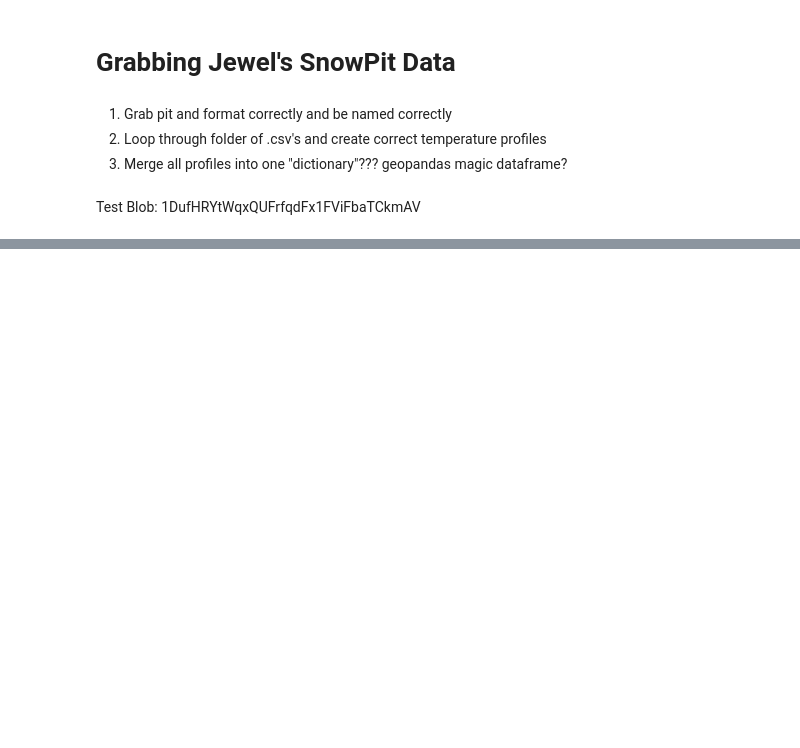
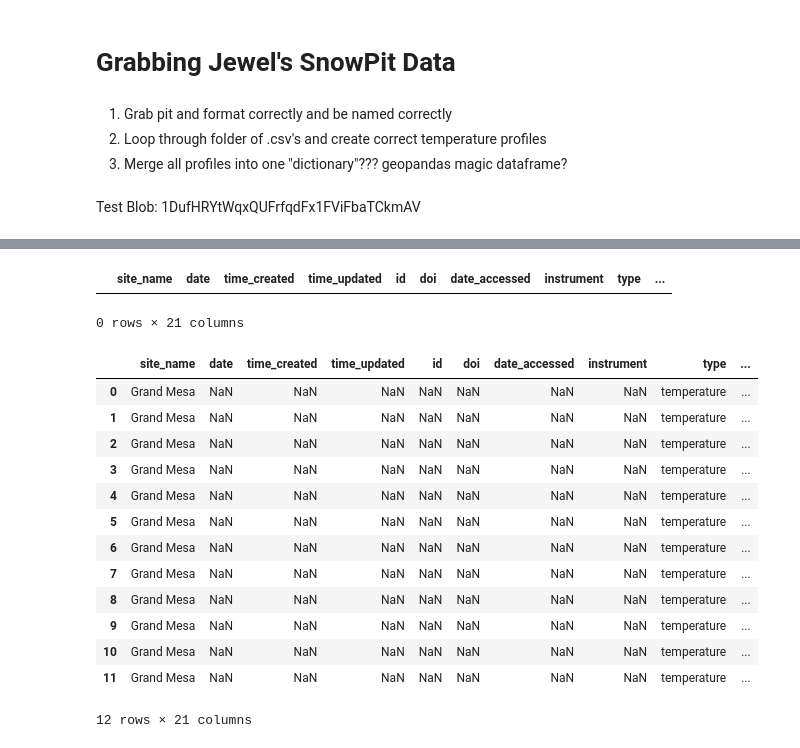
Before and after one commit to snowex-hackweek/hot-pow, a Jupyter notebook: contributors/Zachary_Miller/Jewel_SnowTemps.ipynb, the cells around one changed output, grey strips where cells are left out. Drawn from its saved outputs; the diff is of its cells as text; code cells hidden in the pictures; blank space fills up the shorter version.

Commit message:
added LayerData column names and moved date-time column into separate columns

```diff
--- a/contributors/Zachary_Miller/Jewel_SnowTemps.ipynb
+++ b/contributors/Zachary_Miller/Jewel_SnowTemps.ipynb
@@ -159,0 +151,5 @@ dfmerged
+# %%
+# grab the database column names for LayerData (in correct order)
+db_colnames = ["site_name", "date", "time_created", "time_updated", "id", "doi", "date_accessed", "instrument", "type", "units", "...", "geom", "time", "depth", "site_id",
+               "bottom_depth", "comments", "sample_a", "sample_b", "sample_c", "value"]
+db_colnames
@@ -159,0 +174,30 @@ dfmerged
+# %%
+# reorder dfmerged to match database order and add blank columns to fill
+dfreorder = pd.DataFrame(columns = db_colnames)
+dfreorder
+# %% [output]
+|  | site_name | date | time_created | time_updated | id | doi | date_accessed | instrument | type | ... |
+0 rows × 21 columns
+# %%
+# add Jewel's pit data into appropriate columns
+dfreorder['depth'] = dfmerged['Hs']
+dfreorder['value'] = dfmerged['Temperature']
+dfreorder['site_id'] = dfmerged['Location:']
+dfreorder['type'] = 'temperature'
+dfreorder['site_name'] = 'Grand Mesa'
+dfreorder
+# %% [output]
+|  | site_name | date | time_created | time_updated | id | doi | date_accessed | instrument | type | ... |
+| 0 | Grand Mesa | NaN | NaN | NaN | NaN | NaN | NaN | NaN | temperature | ... |
+| 1 | Grand Mesa | NaN | NaN | NaN | NaN | NaN | NaN | NaN | temperature | ... |
+| 2 | Grand Mesa | NaN | NaN | NaN | NaN | NaN | NaN | NaN | temperature | ... |
+| 3 | Grand Mesa | NaN | NaN | NaN | NaN | NaN | NaN | NaN | temperature | ... |
+| 4 | Grand Mesa | NaN | NaN | NaN | NaN | NaN | NaN | NaN | temperature | ... |
+| 5 | Grand Mesa | NaN | NaN | NaN | NaN | NaN | NaN | NaN | temperature | ... |
+| 6 | Grand Mesa | NaN | NaN | NaN | NaN | NaN | NaN | NaN | temperature | ... |
+| 7 | Grand Mesa | NaN | NaN | NaN | NaN | NaN | NaN | NaN | temperature | ... |
+| 8 | Grand Mesa | NaN | NaN | NaN | NaN | NaN | NaN | NaN | temperature | ... |
+| 9 | Grand Mesa | NaN | NaN | NaN | NaN | NaN | NaN | NaN | temperature | ... |
+| 10 | Grand Mesa | NaN | NaN | NaN | NaN | NaN | NaN | NaN | temperature | ... |
+| 11 | Grand Mesa | NaN | NaN | NaN | NaN | NaN | NaN | NaN | temperature | ... |
+12 rows × 21 columns
```
Also changed, not shown: parts of 22 cells of this notebook.
